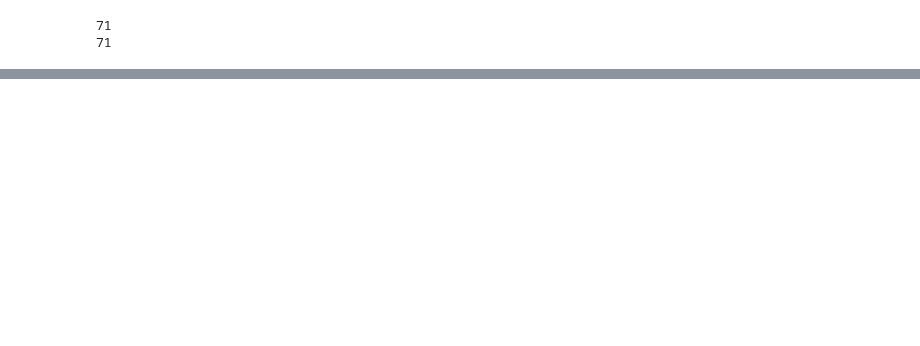
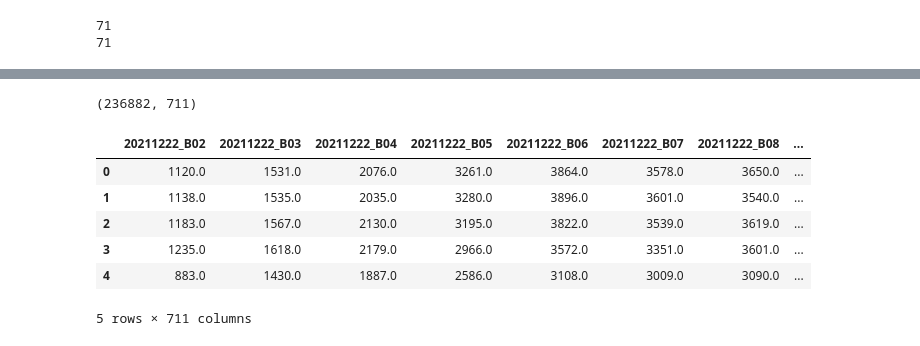
Before and after one commit to QasimKhan5x/Crop-Type-Mapping, a Jupyter notebook: Create_Data.ipynb, the cells around one changed output, grey strips where cells are left out. Cells and saved outputs as stored; diff of their text form; code cells hidden in the pictures; blank space fills up the shorter version.

```diff
--- a/Create_Data.ipynb
+++ b/Create_Data.ipynb
@@ -63,10 +106,9 @@ def resample_3d(
 # %%
 def read_bands(img_data):
+    ''' 2051 x 2051 x 10 '''
     jp2_imgs = '*.jp2'
     path = os.path.join(img_data, jp2_imgs)
     files = glob.glob(path)
-    required_bands = ['B8A'] + [f'B0{i}' for i in range(2,9)] + ['B11', 'B12']
-    required_bands.sort()
     req_files = [file for file in files if file[-7:-4] in required_bands]
     # 10m resolution bands
     tenM = ['02', '03', '04', '08']
@@ -81,6 +123,3 @@ def read_bands(img_data):
             arr = np.transpose(arr, (1, 2, 0))
             bands[:, :, i] = resample_3d(arr, 2051, 2051, 2).squeeze()
     return bands
-# %%
-path = '/content/drive/MyDrive/VarunaHackathon2022/sentinel-2-image/2020/20200102/IMG_DATA'
-bands = read_bands(path)
@@ -101,0 +126,23 @@ images_2020 = store_images(year_2020_folder)
+# %%
+def create_dataset(year_path):
+    final = pd.DataFrame()
+    # iterate over every crop
+    for c in classes[1:]:
+        print("Creating rows for " + idx2label[c])
+        temp = pd.DataFrame()
+        for i, timestamp in enumerate(tqdm(os.listdir(f2021))):
+            img_data = os.path.join(year_path, timestamp, "IMG_DATA")
+            bands = read_bands(img_data)
+            # select only those pixels that belong to class c
+            req_bands = bands[target_image == c]
+            bands_df = pd.DataFrame(req_bands, columns=[f"{timestamp}_{band}" for band in required_bands])
+            bands_df.reset_index(drop=True, inplace=True)
+            temp = pd.concat([bands_df,temp], axis=1)
+            temp["class"] = idx2label[c]
+        final = pd.concat([temp,final],axis=0)
+        final.reset_index(drop=True,inplace=True)
+        gc.collect()
+        print("=====================================")
+    return final
+# %%
+ds = create_dataset(f2021)
@@ -101,0 +158,12 @@ images_2020 = store_images(year_2020_folder)
+# %%
+print(ds.shape)
+ds.head()
+# %% [output]
+(236882, 711)
+|  | 20211222_B02 | 20211222_B03 | 20211222_B04 | 20211222_B05 | 20211222_B06 | 20211222_B07 | 20211222_B08 | ... |
+| 0 | 1120.0 | 1531.0 | 2076.0 | 3261.0 | 3864.0 | 3578.0 | 3650.0 | ... |
+| 1 | 1138.0 | 1535.0 | 2035.0 | 3280.0 | 3896.0 | 3601.0 | 3540.0 | ... |
+| 2 | 1183.0 | 1567.0 | 2130.0 | 3195.0 | 3822.0 | 3539.0 | 3619.0 | ... |
+| 3 | 1235.0 | 1618.0 | 2179.0 | 2966.0 | 3572.0 | 3351.0 | 3601.0 | ... |
+| 4 | 883.0 | 1430.0 | 1887.0 | 2586.0 | 3108.0 | 3009.0 | 3090.0 | ... |
+5 rows × 711 columns
```
Also changed, not shown: parts of 21 cells of this notebook.
